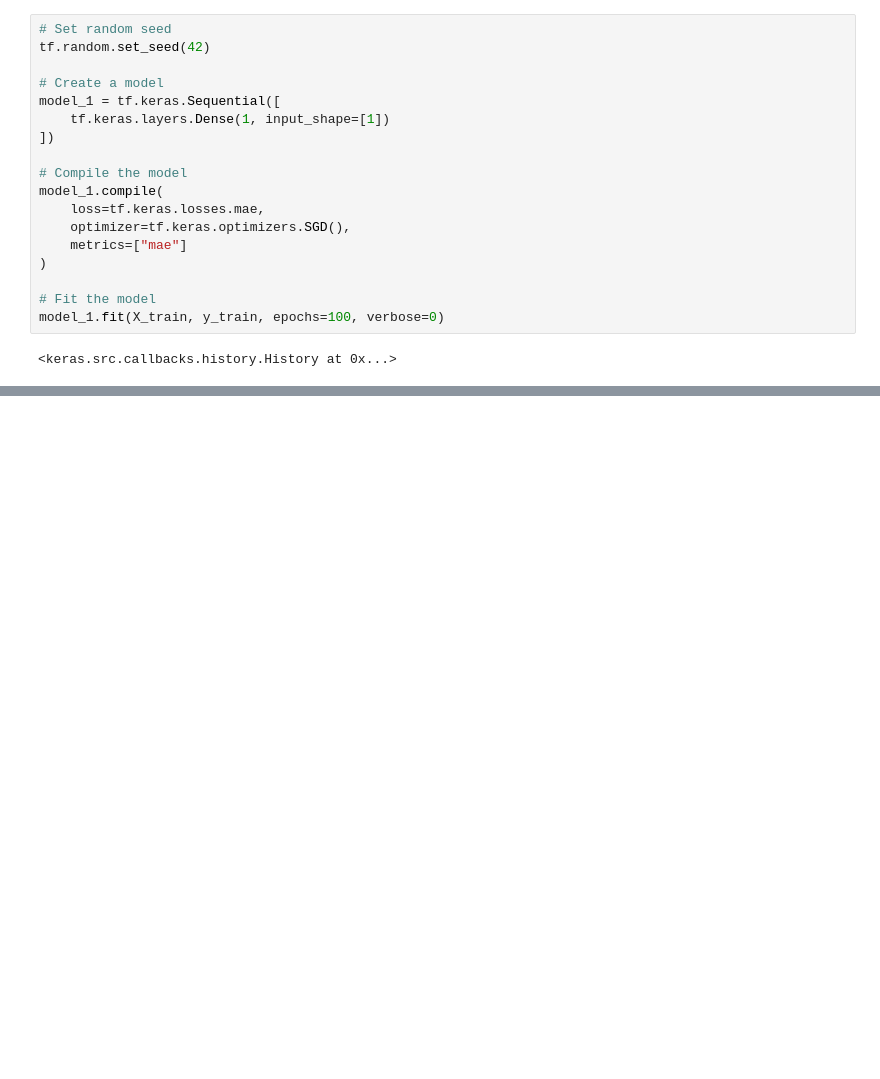
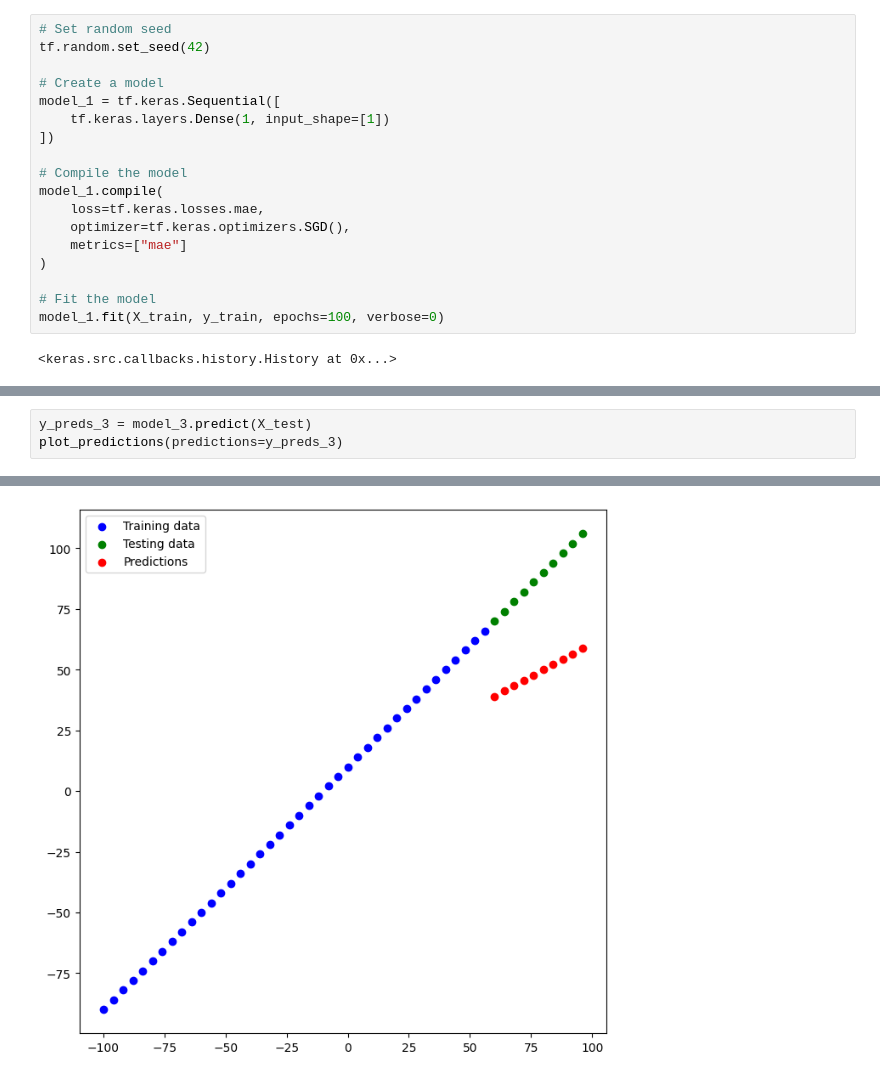
Before and after one commit to mehmetaliisik/TensorFlow, a Jupyter notebook: TensorFlow_Notes2.ipynb, the cells around one changed output, grey strips where cells are left out. Drawn from its saved outputs; the diff is of its cells as text; blank space fills up the shorter version.

```diff
--- a/TensorFlow_Notes2.ipynb
+++ b/TensorFlow_Notes2.ipynb
@@ -338,0 +416,4 @@ model_1.fit(X_train, y_train, epochs=100, verbose=0)
+# %%
+y_preds_3 = model_3.predict(X_test)
+plot_predictions(predictions=y_preds_3)
+# %% [output]
@@ -338,0 +421 @@ model_1.fit(X_train, y_train, epochs=100, verbose=0)
+[figure, added]
```
Also changed, not shown: parts of 59 cells of this notebook.
